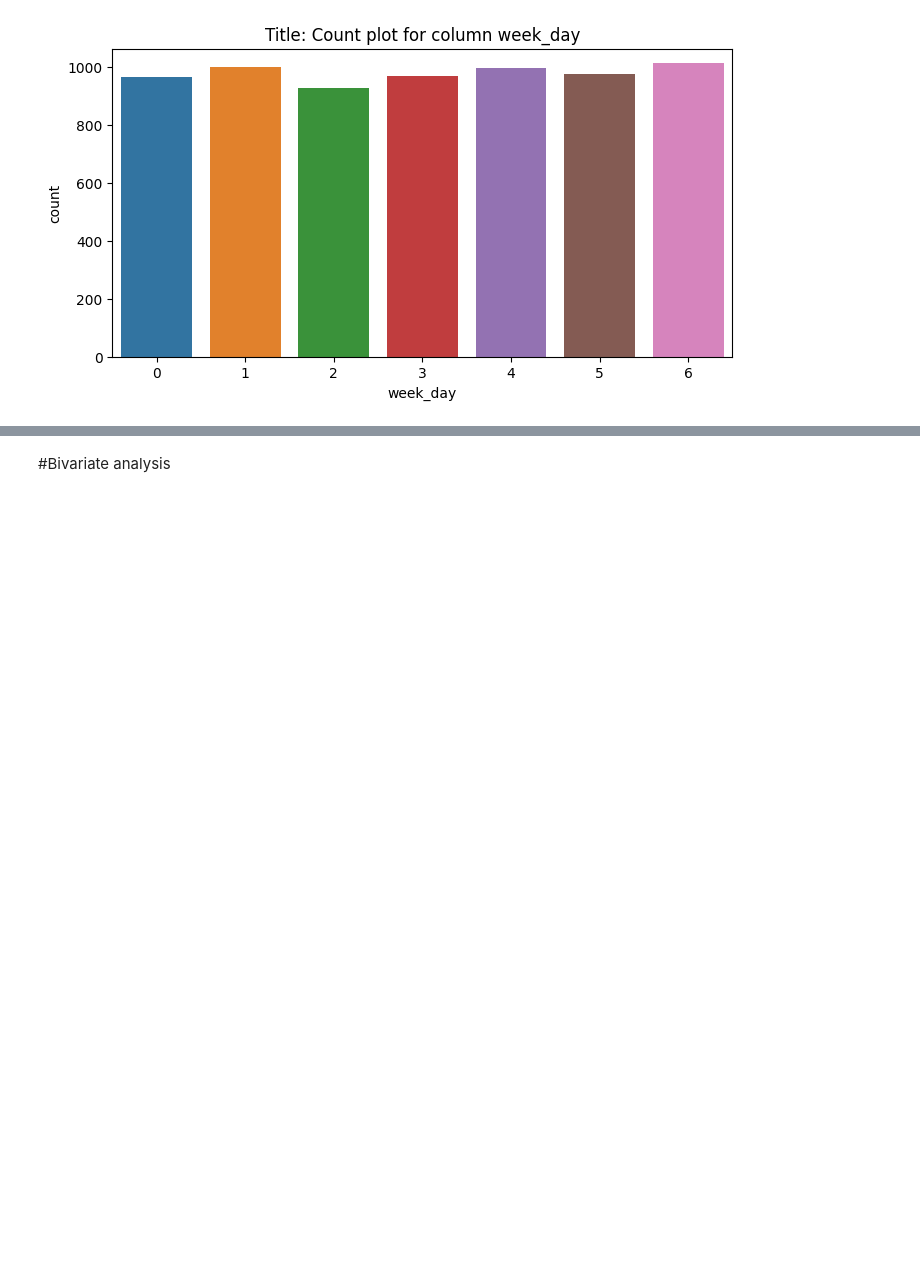
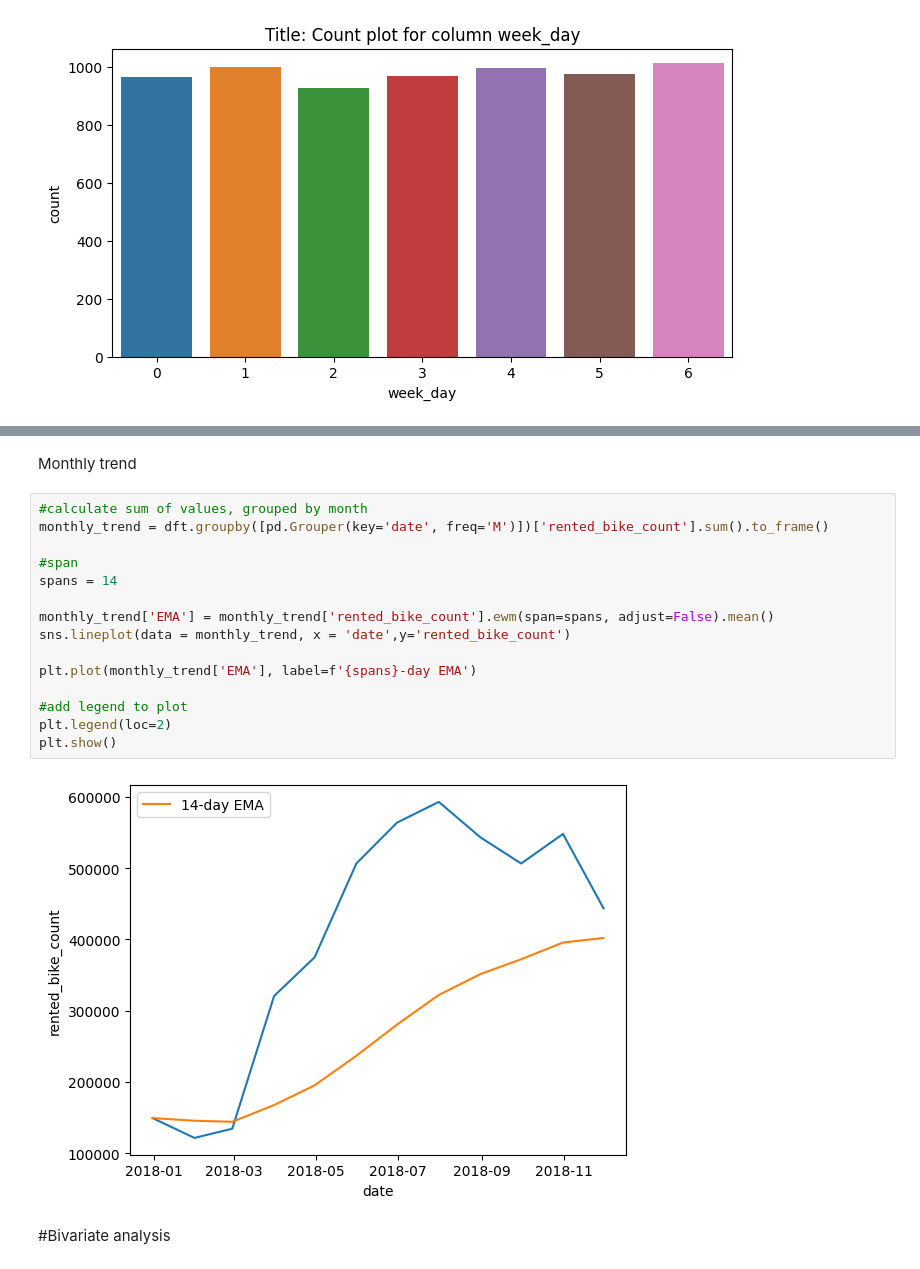
Before and after one commit to chandrakar-shubham/Bike-Sharing-Demand-Prediction--ML-regression-Project, a Jupyter notebook: Bike_Sharing_Demand_Prediction_Capstone_Project.ipynb, the cells around one changed output, grey strips where cells are left out. Drawn from its saved outputs; the diff is of its cells as text; blank space fills up the shorter version.

```diff
--- a/Bike_Sharing_Demand_Prediction_Capstone_Project.ipynb
+++ b/Bike_Sharing_Demand_Prediction_Capstone_Project.ipynb
@@ -691,3 +799,22 @@ for col in categorical_features:
+# %% [markdown]
+Monthly trend
+# %%
+#calculate sum of values, grouped by month
+monthly_trend = dft.groupby([pd.Grouper(key='date', freq='M')])['rented_bike_count'].sum().to_frame()
+
+#span
+spans = 14
+
+monthly_trend['EMA'] = monthly_trend['rented_bike_count'].ewm(span=spans, adjust=False).mean()
+sns.lineplot(data = monthly_trend, x = 'date',y='rented_bike_count')
+
+plt.plot(monthly_trend['EMA'], label=f'{spans}-day EMA')
+
+#add legend to plot
+plt.legend(loc=2)
+plt.show()
+# %% [output]
+[figure, added]
 # %% [markdown]
 #Bivariate analysis
 # %%
```
Also changed, not shown: parts of 64 cells of this notebook.
